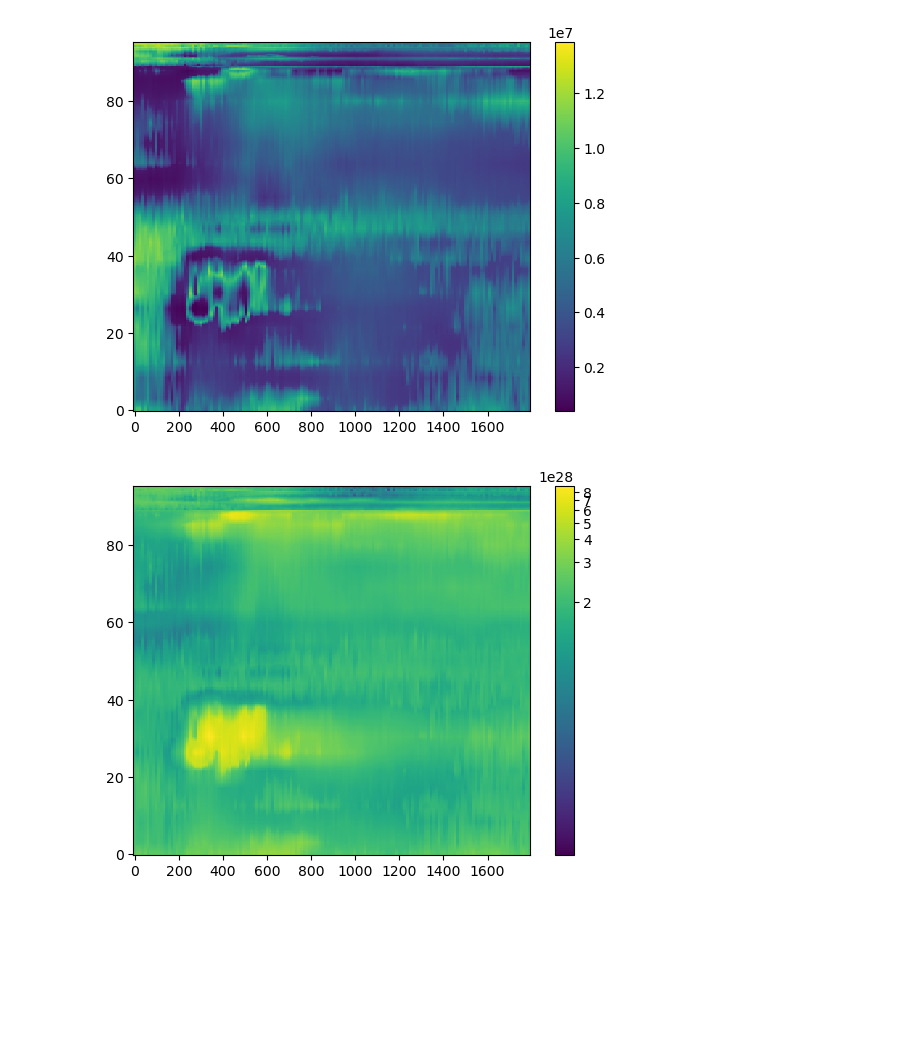
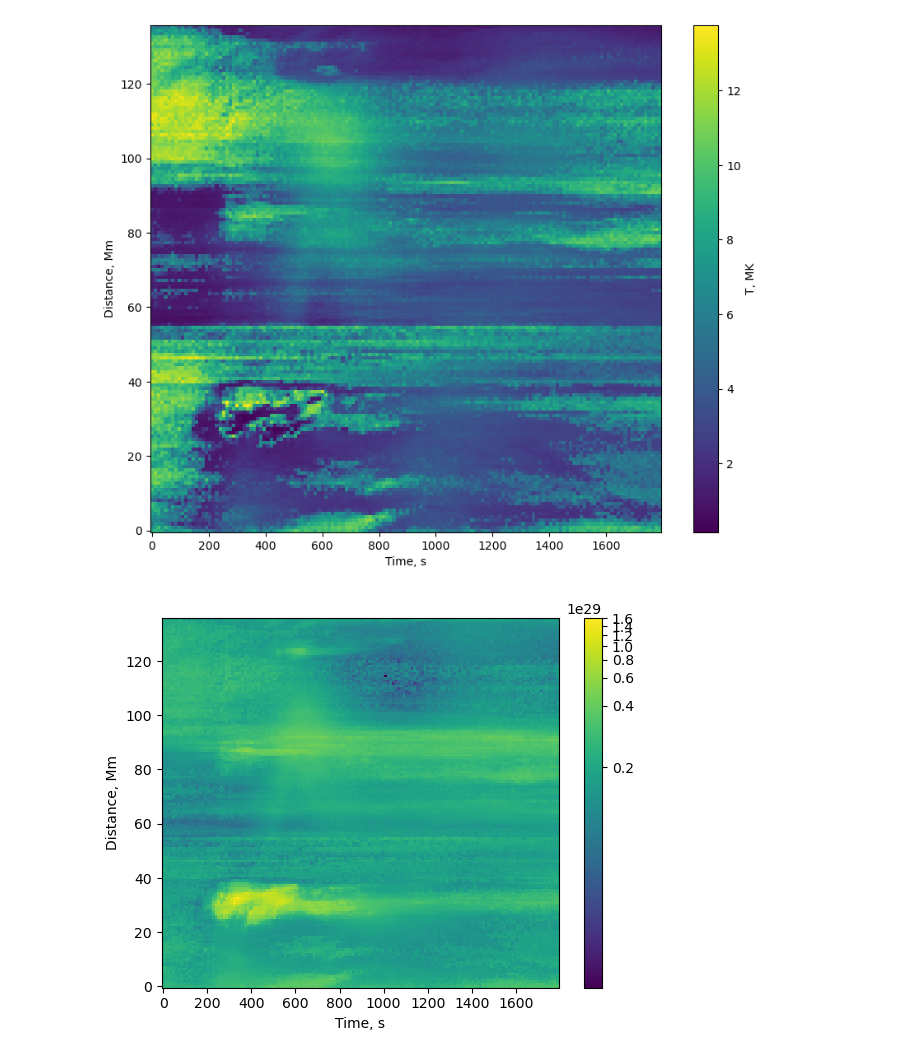
Before and after one commit to SunImagesTDPB/sunishot, a Jupyter notebook: events_analysis.ipynb, the cells around one changed output. Saved outputs shown, nothing was run; the diff lists cells and outputs as text; code cells hidden in the pictures; blank space fills up the shorter version.

```diff
--- a/events_analysis.ipynb
+++ b/events_analysis.ipynb
@@ -17,7 +17,7 @@ import matplotlib.pyplot as plt
 from matplotlib import colors
 from matplotlib import dates
 # %%
-res = np.load('results_mean_line_rect.npz')
+res = np.load('final_results.npz')
 # %%
 dist = ((res['dist']*u.arcsec).to(u.rad).value*u.au).to(u.Mm)
 width = ((res['w']*u.arcsec).to(u.rad).value*u.au).to(u.Mm)
@@ -48,17 +52,17 @@ sites = SITES(t_min, t_max, n_bins, channels)
 
 # for _ in tqdm(range(10000)):
 #     dem, dem_err, err = sites.calc_dem(i, tol=0.01, max_iter=300)
-print(np.unique([res[k].shape for k in channels]))
-nt,nx = np.unique([res[k].shape for k in channels])
+print(np.unique([res[k].shape[0] for k in channels]))
+nt,nx = np.unique([res[k].shape[0] for k in channels])[0], np.unique([res[k].shape[1] for k in channels])[0]
 print(nt, nx)
 
-temp_plot = np.zeros(np.unique([res[k].shape for k in channels]))
-em_plot = np.zeros(np.unique([res[k].shape for k in channels]))
+temp_plot = np.zeros((nt, nx))
+em_plot = np.zeros((nt, nx))
 
 for i in range(nt):
     for j in range(nx):
         print(i,j)
-        dem, err, dem_err = sites.calc_dem(np.array([res[k][i,j] for k in channels]), tol=0.01, max_iter=300)
+        dem, err, dem_err = sites.calc_dem(np.array([res[k][j,i] for k in channels]), tol=0.01, max_iter=300)
         temp_plot[i,j] = sites.calc_temp(dem)
         em_plot[i,j] = sites.calc_em(dem)
 # %% [output]
@@ -82,14 +86,18 @@ for i in range(nt):
 # %%
-fig1, ax1 = plt.subplots()
-im1 = ax1.pcolormesh(time, dist, temp_plot.T)
-fig1.colorbar(im1, ax=ax1)
+fig1, ax1 = plt.subplots(figsize=(10,8))
+im1 = ax1.pcolormesh(time, dist, temp_plot/1e6)
+ax1.set_xlabel('Time, s')
+ax1.set_ylabel('Distance, Mm')
+fig1.colorbar(im1, ax=ax1, label='T, MK')
 plt.show()
 
 fig2, ax2 = plt.subplots()
-im2 = ax2.pcolormesh(time, dist, em_plot.T, norm=ImageNormalize(stretch=LogStretch()))
+im2 = ax2.pcolormesh(time, dist, em_plot, norm=ImageNormalize(stretch=LogStretch()))
+ax2.set_xlabel('Time, s')
+ax2.set_ylabel('Distance, Mm')
 fig2.colorbar(im2, ax=ax2)
 plt.show()
 # %% [output]
-[figure, old version]
+[figure, new version]
-[figure, old version]
+[figure, new version]
 # %%
```
Also changed, not shown: parts of 6 cells of this notebook, 8 other files.
